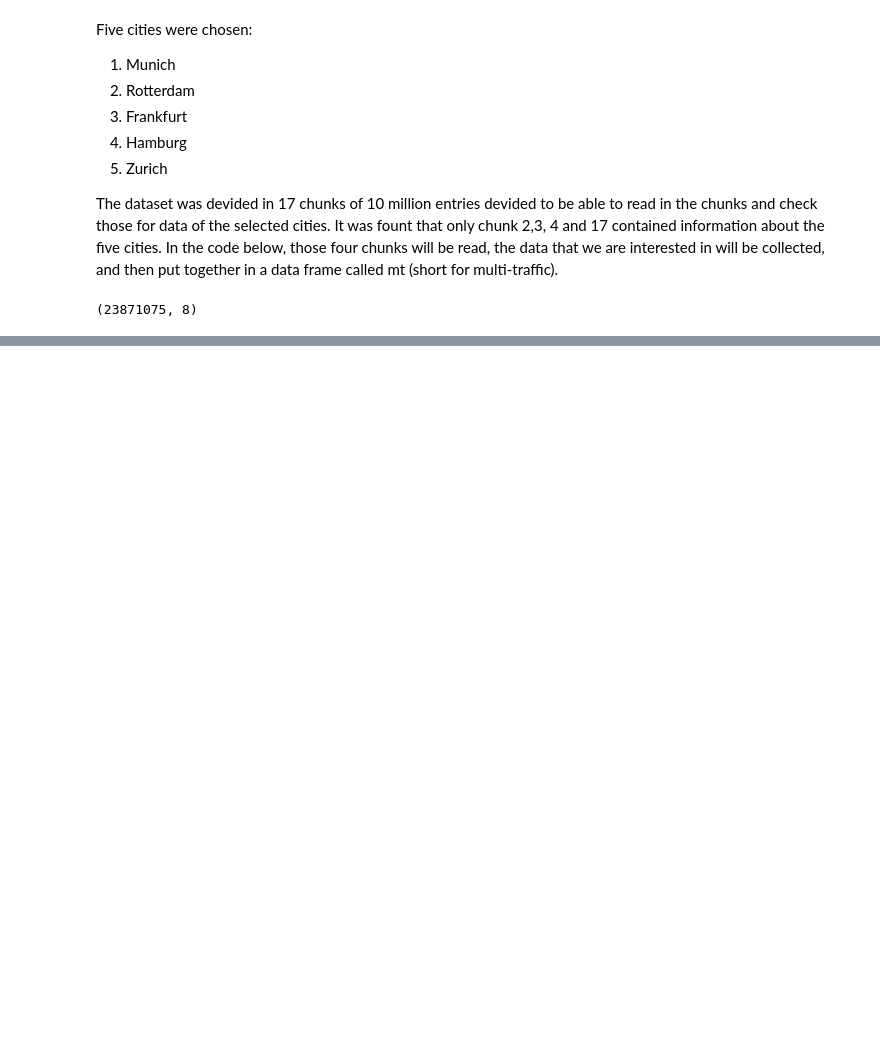
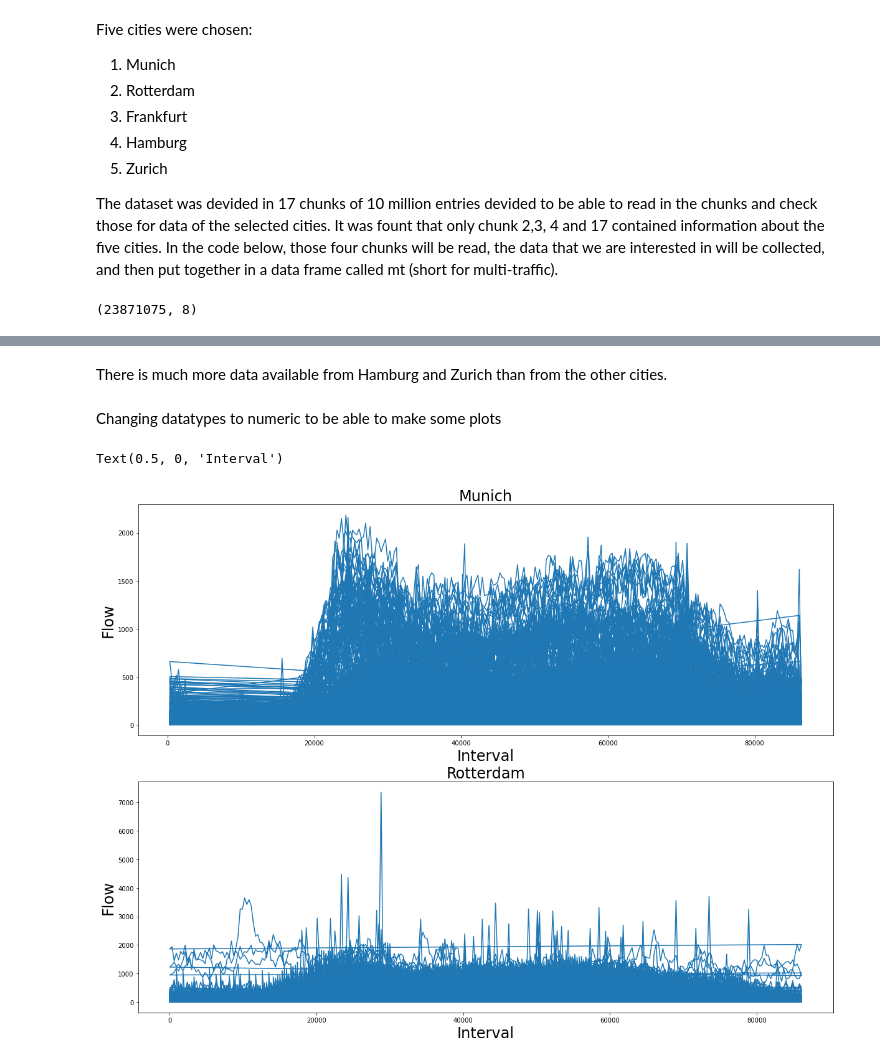
Before and after one commit to K4Ling/UrbanDataSc, a Jupyter notebook: Subset.ipynb, the cells around one changed output, grey strips where cells are left out. Drawn from its saved outputs; the diff is of its cells as text; code cells hidden in the pictures; blank space fills up the shorter version.

```diff
--- a/Subset.ipynb
+++ b/Subset.ipynb
@@ -37,0 +145,43 @@ mt.to_csv('five_cities_cleaned.csv')
+# %% [markdown]
+There is much more data available from Hamburg and Zurich than from the other cities.
+# %% [markdown]
+Changing datatypes to numeric to be able to make some plots
+# %%
+df_m['interval'] = pd.to_numeric(df_m['interval'], errors='coerce')
+df_m['occ'] = pd.to_numeric(df_m['occ'], errors='coerce')
+df_m['flow'] = pd.to_numeric(df_m['flow'], errors='coerce')
+
+df_r['interval'] = pd.to_numeric(df_r['interval'], errors='coerce')
+df_r['occ'] = pd.to_numeric(df_r['occ'], errors='coerce')
+df_r['flow'] = pd.to_numeric(df_r['flow'], errors='coerce')
+
+df_f['interval'] = pd.to_numeric(df_f['interval'], errors='coerce')
+df_f['occ'] = pd.to_numeric(df_f['occ'], errors='coerce')
+df_f['flow'] = pd.to_numeric(df_f['flow'], errors='coerce')
+
+
+df_h['interval'] = pd.to_numeric(df_h['interval'], errors='coerce')
+df_h['occ'] = pd.to_numeric(df_h['occ'], errors='coerce')
+df_h['flow'] = pd.to_numeric(df_h['flow'], errors='coerce')
+
+df_z['interval'] = pd.to_numeric(df_z['interval'], errors='coerce')
+df_z['occ'] = pd.to_numeric(df_z['occ'], errors='coerce')
+df_z['flow'] = pd.to_numeric(df_z['flow'], errors='coerce')
+# %%
+import seaborn as sns
+fig, ax = plt.subplots(2,1,figsize=(20,15))
+
+ax[0].plot(df_m['interval'], df_m['flow']);
+ax[1].plot(df_r['interval'], df_r['flow']);
+
+ax[0].set_title('Munich',fontsize=24)
+ax[1].set_title('Rotterdam',fontsize=24)
+
+ax[0].set_ylabel('Flow',fontsize=24)
+ax[0].set_xlabel('Interval',fontsize=24)
+
+ax[1].set_ylabel('Flow',fontsize=24)
+ax[1].set_xlabel('Interval',fontsize=24)
+# %% [output]
+Text(0.5, 0, 'Interval')
+[figure, added]
```
Also changed, not shown: parts of 24 cells of this notebook.
